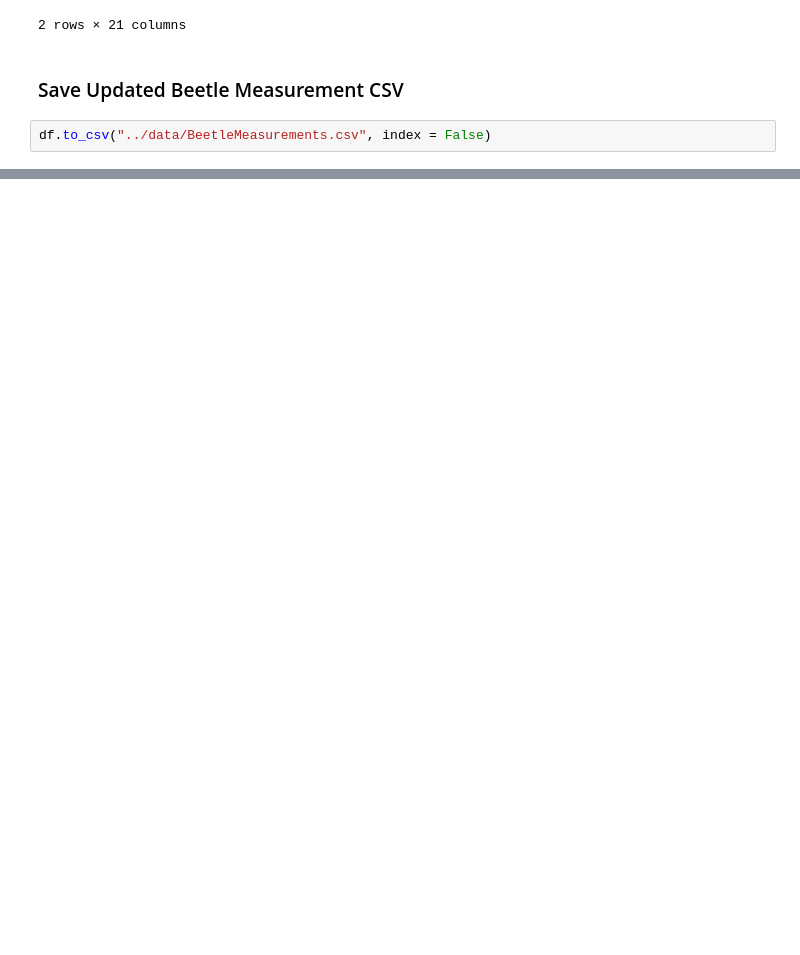
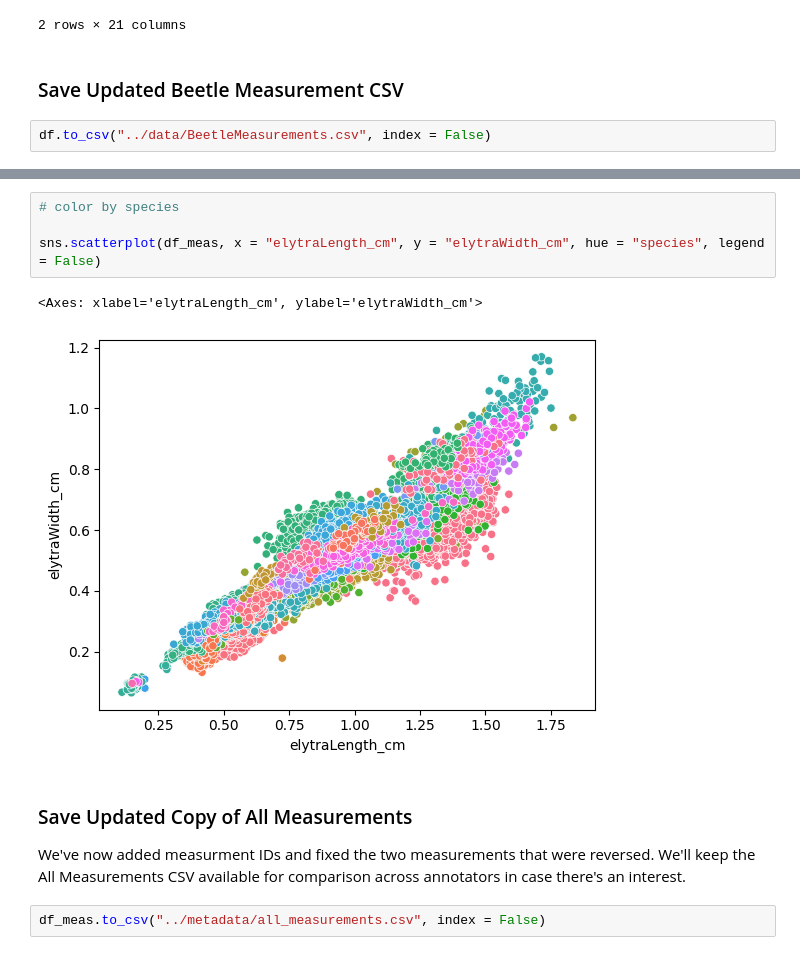
Before and after one commit to Imageomics/2018-NEON-beetles-processing, a Jupyter notebook: notebooks/EDA-0-3.ipynb, the cells around one changed output, grey strips where cells are left out. Drawn from its saved outputs; the diff is of its cells as text; blank space fills up the shorter version.

```diff
--- a/notebooks/EDA-0-3.ipynb
+++ b/notebooks/EDA-0-3.ipynb
@@ -123,0 +163,12 @@ df.to_csv("../data/BeetleMeasurements.csv", index = False)
+# %%
+# color by species
+
+sns.scatterplot(df_meas, x = "elytraLength_cm", y = "elytraWidth_cm", hue = "species", legend = False)
+# %% [output]
+<Axes: xlabel='elytraLength_cm', ylabel='elytraWidth_cm'>
+[figure, added]
+# %% [markdown]
+### Save Updated Copy of All Measurements
+We've now added measurment IDs and fixed the two measurements that were reversed. We'll keep the All Measurements CSV available for comparison across annotators in case there's an interest.
+# %%
+df_meas.to_csv("../metadata/all_measurements.csv", index = False)
```
Also changed, not shown: parts of 21 cells of this notebook, 1 other file.
